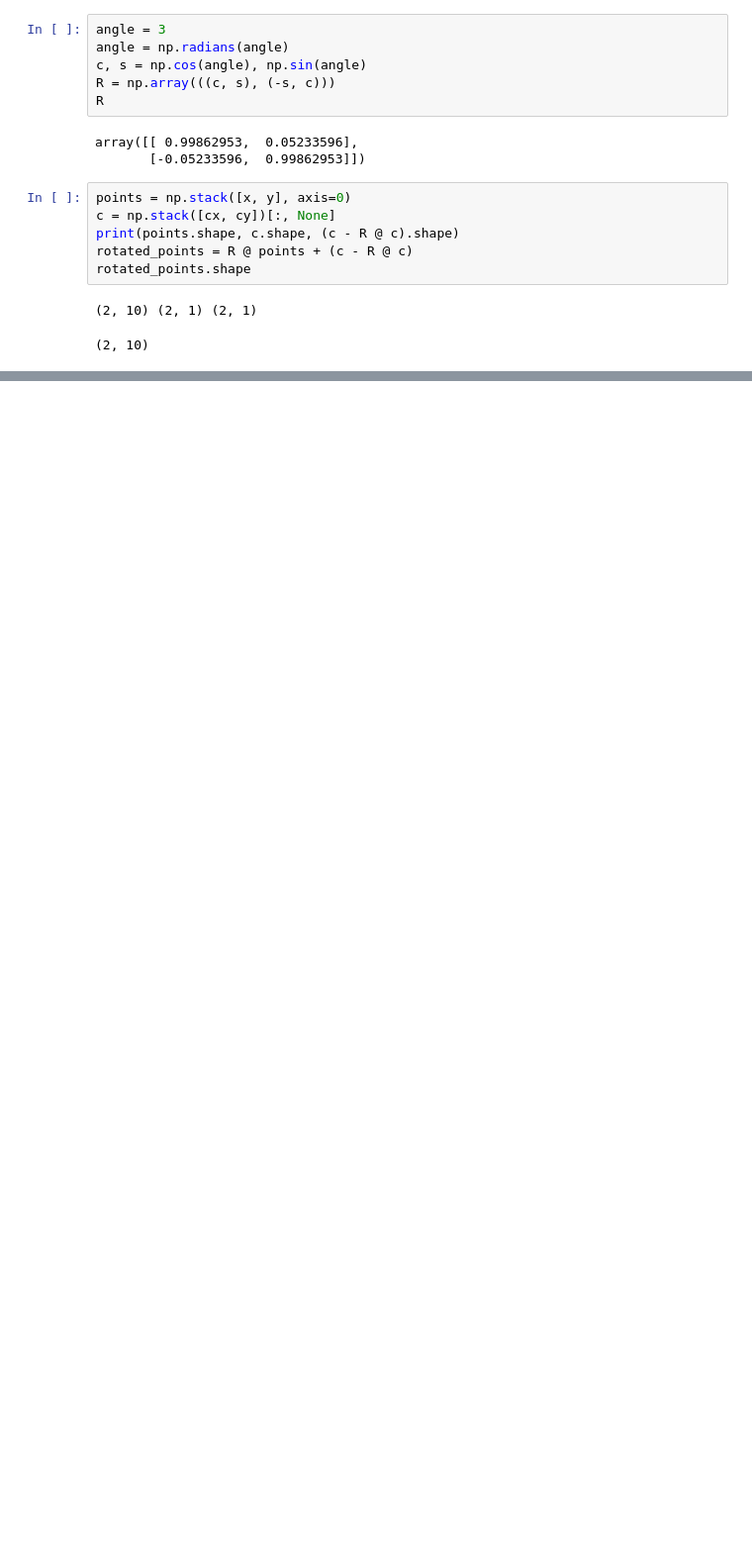
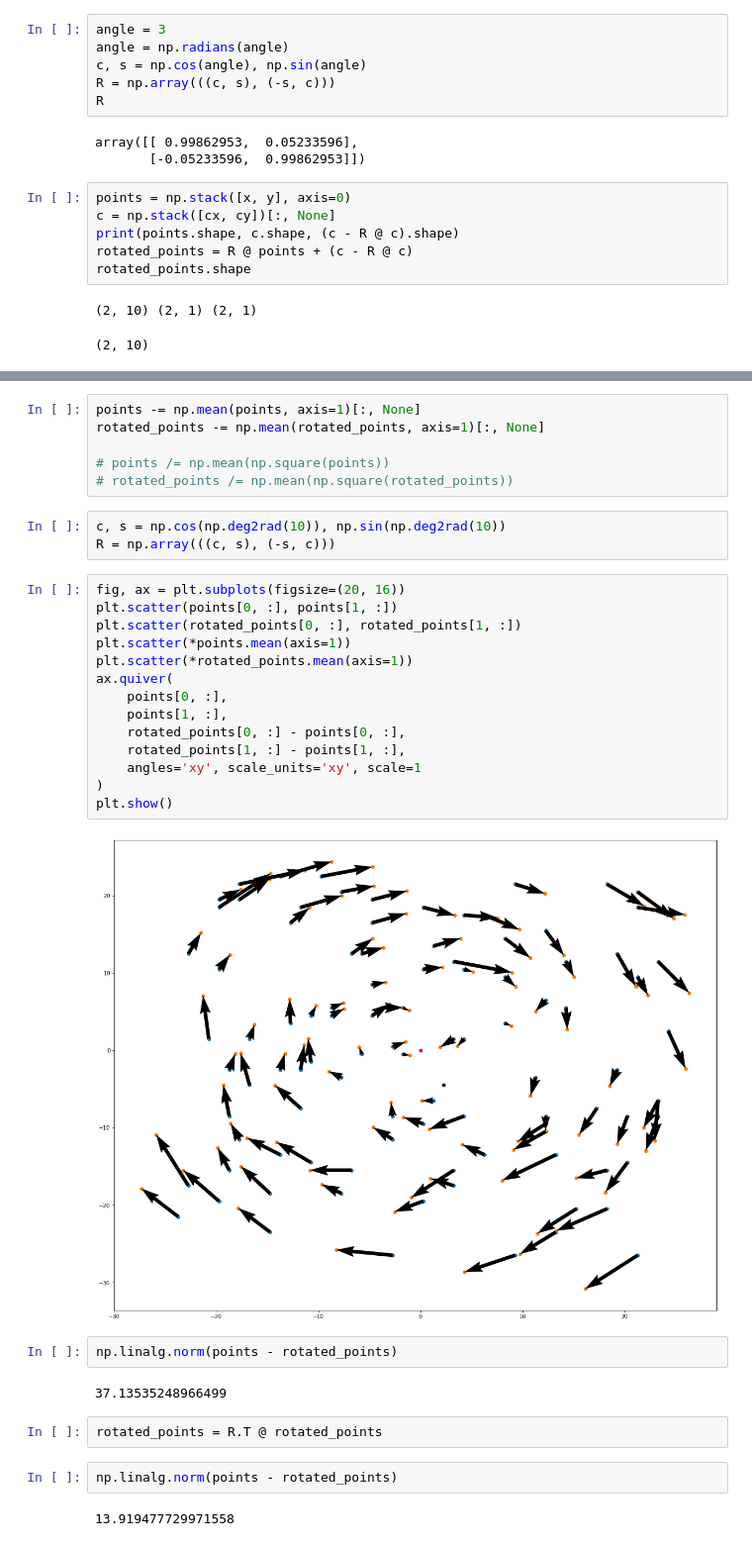
Before and after one commit to bohdanhlovatskyi/pose_estimation, a Jupyter notebook: RotationEstimation.ipynb, the cells around one changed output, grey strips where cells are left out. Shown at 99% size. Drawn from its saved outputs; the diff is of its cells as text; blank space fills up the shorter version.

```diff
--- a/RotationEstimation.ipynb
+++ b/RotationEstimation.ipynb
@@ -202,0 +294,35 @@ def get_prerot_2(points, rotated_points, estimate: int = 10):
+# %%
+points -= np.mean(points, axis=1)[:, None]
+rotated_points -= np.mean(rotated_points, axis=1)[:, None]
+
+# points /= np.mean(np.square(points))
+# rotated_points /= np.mean(np.square(rotated_points))
+# %%
+c, s = np.cos(np.deg2rad(10)), np.sin(np.deg2rad(10))
+R = np.array(((c, s), (-s, c)))
+# %%
+fig, ax = plt.subplots(figsize=(20, 16))
+plt.scatter(points[0, :], points[1, :])
+plt.scatter(rotated_points[0, :], rotated_points[1, :])
+plt.scatter(*points.mean(axis=1))
+plt.scatter(*rotated_points.mean(axis=1))
+ax.quiver(
+    points[0, :],
+    points[1, :],
+    rotated_points[0, :] - points[0, :],
+    rotated_points[1, :] - points[1, :],
+    angles='xy', scale_units='xy', scale=1
+)
+plt.show()
+# %% [output]
+[figure, added]
+# %%
+np.linalg.norm(points - rotated_points)
+# %% [output]
+37.13535248966499
+# %%
+rotated_points = R.T @ rotated_points
+# %%
+np.linalg.norm(points - rotated_points)
+# %% [output]
+13.919477729971558
```
Also changed, not shown: parts of 15 cells of this notebook, 5 other files.
